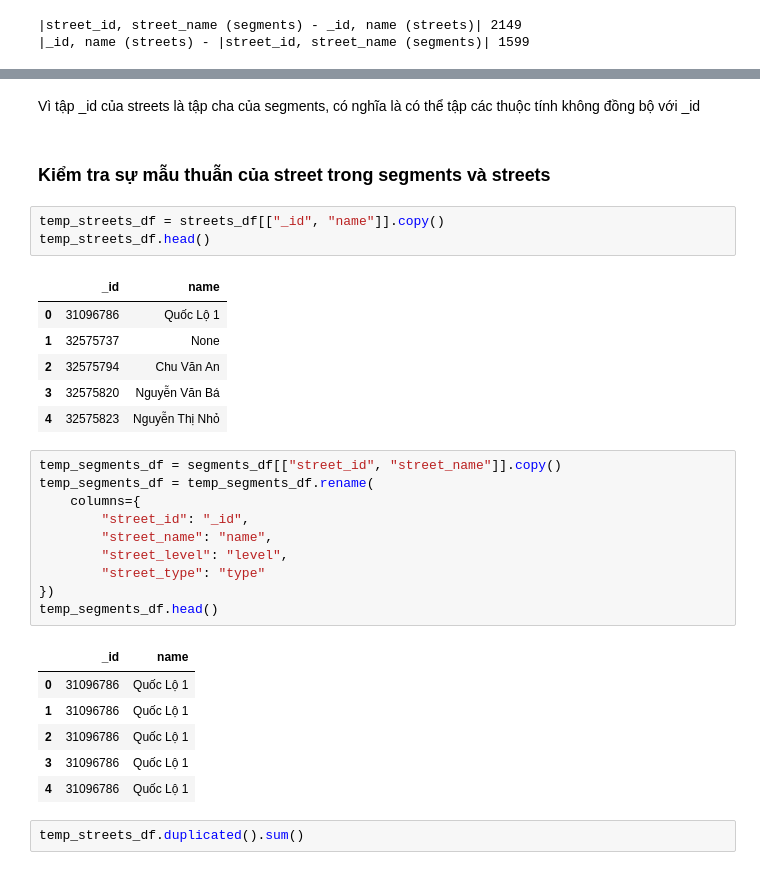
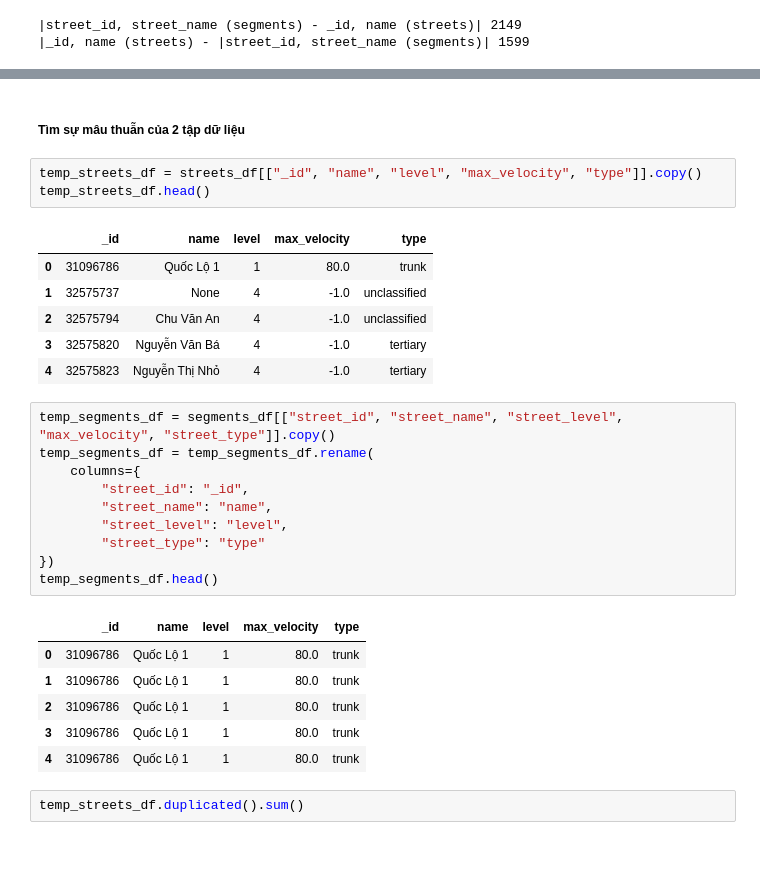
Before and after one commit to An-Sadek/HCM_IOT_GNN, a Jupyter notebook: preprocess/exploration.ipynb, the cells around one changed output, grey strips where cells are left out. Saved outputs shown, nothing was run; the diff lists cells and outputs as text.

Commit message:
Dang thuc hien giai phap cho street, chua sua segments.csv

```diff
--- a/preprocess/exploration.ipynb
+++ b/preprocess/exploration.ipynb
@@ -755,19 +724,17 @@ Như vậy $\pi_{street\_id, street\_name, street\_level, max\_velocity, street\
-# %% [markdown]
-Vì tập _id của streets là tập cha của segments, có nghĩa là có thể tập các thuộc tính không đồng bộ với _id
-# %% [markdown]
-### Kiểm tra sự mẫu thuẫn của street trong segments và streets
+# %% [markdown]
+##### Tìm sự mâu thuẫn của 2 tập dữ liệu
 # %%
-temp_streets_df = streets_df[["_id", "name"]].copy()
+temp_streets_df = streets_df[["_id", "name", "level", "max_velocity", "type"]].copy()
 temp_streets_df.head()
 # %% [output]
-|  | _id | name |
-| 0 | 31096786 | Quốc Lộ 1 |
-| 1 | 32575737 | None |
-| 2 | 32575794 | Chu Văn An |
-| 3 | 32575820 | Nguyễn Văn Bá |
-| 4 | 32575823 | Nguyễn Thị Nhỏ |
+|  | _id | name | level | max_velocity | type |
+| 0 | 31096786 | Quốc Lộ 1 | 1 | 80.0 | trunk |
+| 1 | 32575737 | None | 4 | -1.0 | unclassified |
+| 2 | 32575794 | Chu Văn An | 4 | -1.0 | unclassified |
+| 3 | 32575820 | Nguyễn Văn Bá | 4 | -1.0 | tertiary |
+| 4 | 32575823 | Nguyễn Thị Nhỏ | 4 | -1.0 | tertiary |
 # %%
-temp_segments_df = segments_df[["street_id", "street_name"]].copy()
+temp_segments_df = segments_df[["street_id", "street_name", "street_level", "max_velocity", "street_type"]].copy()
 temp_segments_df = temp_segments_df.rename(
     columns={
         "street_id": "_id",
@@ -777,12 +744,12 @@ temp_segments_df = temp_segments_df.rename(
 })
 temp_segments_df.head()
 # %% [output]
-|  | _id | name |
-| 0 | 31096786 | Quốc Lộ 1 |
-| 1 | 31096786 | Quốc Lộ 1 |
-| 2 | 31096786 | Quốc Lộ 1 |
-| 3 | 31096786 | Quốc Lộ 1 |
-| 4 | 31096786 | Quốc Lộ 1 |
+|  | _id | name | level | max_velocity | type |
+| 0 | 31096786 | Quốc Lộ 1 | 1 | 80.0 | trunk |
+| 1 | 31096786 | Quốc Lộ 1 | 1 | 80.0 | trunk |
+| 2 | 31096786 | Quốc Lộ 1 | 1 | 80.0 | trunk |
+| 3 | 31096786 | Quốc Lộ 1 | 1 | 80.0 | trunk |
+| 4 | 31096786 | Quốc Lộ 1 | 1 | 80.0 | trunk |
 # %%
 temp_streets_df.duplicated().sum()
 # %% [output]
```
Also changed, not shown: parts of 23 cells of this notebook.
